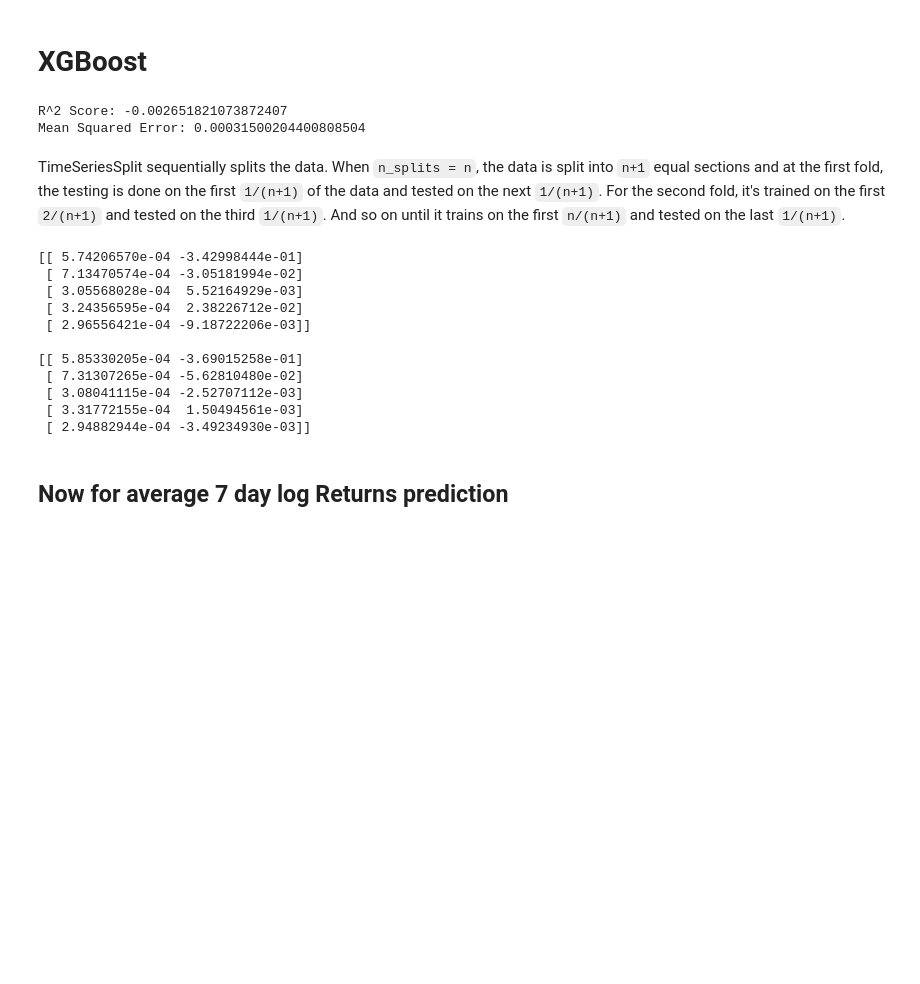
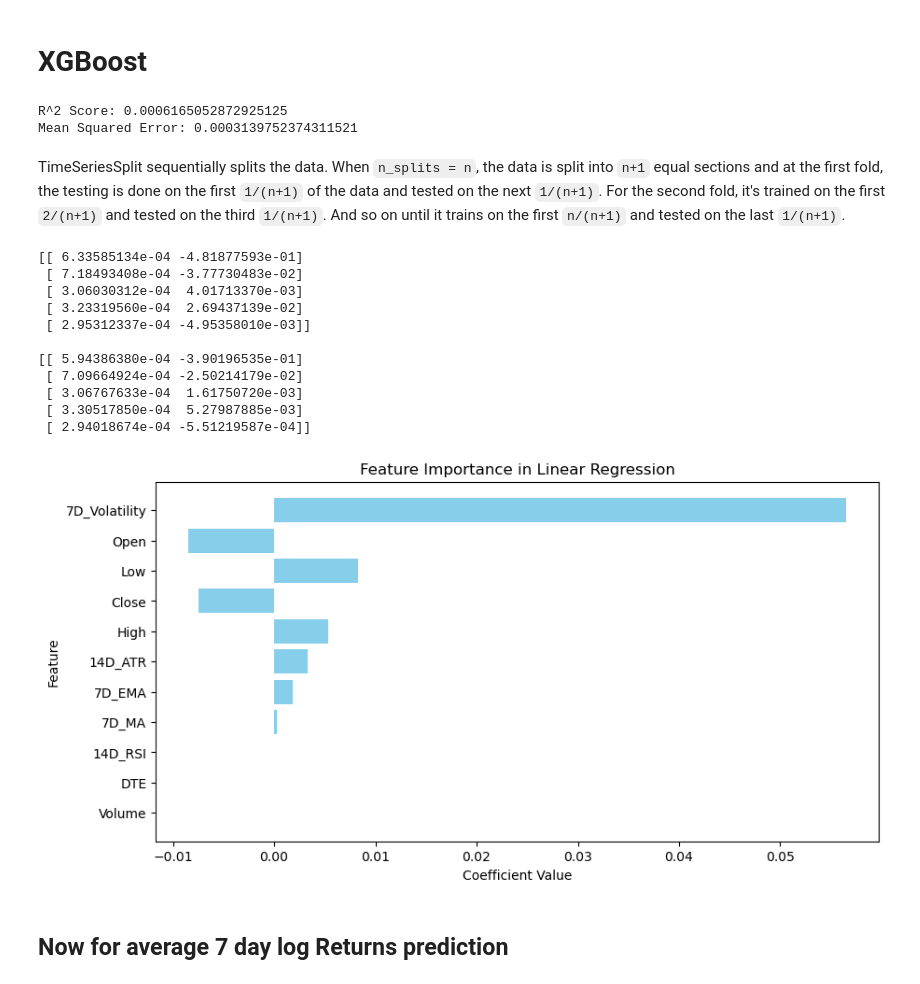
Before and after one commit to TianhaoW/ErdosAgriDerivPredict, a Jupyter notebook: notebooks/sugar_EDA.ipynb, the cells around one changed output. Drawn from its saved outputs; the diff is of its cells as text; code cells hidden in the pictures; blank space fills up the shorter version.

```diff
--- a/notebooks/sugar_EDA.ipynb
+++ b/notebooks/sugar_EDA.ipynb
@@ -707,7 +707,7 @@ R^2 score: -0.013415653157795804
 import xgboost as xgb
 from sklearn.metrics import mean_squared_error,r2_score
 
-features = ['Open', 'High', 'Low', 'Close', 'Volume','DTE', 'Log_Return',
+features = ['Open', 'High', 'Low', 'Close', 'Volume','DTE',
        '7D_Volatility', '14D_ATR', '14D_RSI',
        '7D_MA', '7D_EMA']
 target = ['shift_Log_Return']
@@ -746,8 +746,8 @@ print("R^2 Score:", r2)
 
 print("Mean Squared Error:", MSE)
 # %% [output]
-R^2 Score: -0.002651821073872407
-Mean Squared Error: 0.00031500204400808504
+R^2 Score: 0.0006165052872925125
+Mean Squared Error: 0.0003139752374311521
 # %% [markdown]
 TimeSeriesSplit sequentially splits the data. When `n_splits = n`, the data is split into `n+1` equal sections and at the first fold, the testing is done on the first `1/(n+1)` of the data and tested on the next `1/(n+1)`. For the second fold, it's trained on the first `2/(n+1)` and tested on the third `1/(n+1)`. And so on until it trains on the first `n/(n+1)` and tested on the last `1/(n+1)`.
 # %%
@@ -755,7 +755,7 @@ from sklearn.model_selection import TimeSeriesSplit
 from sklearn.linear_model import LinearRegression
 
 # Suppose X is your features array and y is your target, ordered in time
-features = ['Open', 'High', 'Low', 'Close', 'Volume','DTE', 'Log_Return',
+features = ['Open', 'High', 'Low', 'Close', 'Volume','DTE',
        '7D_Volatility', '14D_ATR', '14D_RSI',
        '7D_MA', '7D_EMA']
 
@@ -781,7 +781,6 @@ for train_index, test_index in tscv.split(X):
     colsample_bytree=0.8,
     random_state=45
     )
-
 
     # Fit the model on the training data
     model.fit(X_train, y_train)
@@ -803,24 +802,35 @@ for train_index, test_index in tscv.split(X):
     linear_results[i,0] = mean_squared_error(y_test, lr_preds)
     linear_results[i,1] = r2_score(y_test, lr_preds)
 
-
     i+=1
 
 print(xgboost_results)
 print()
 print(linear_results)
 # %% [output]
-[[ 5.74206570e-04 -3.42998444e-01]
- [ 7.13470574e-04 -3.05181994e-02]
- [ 3.05568028e-04  5.52164929e-03]
- [ 3.24356595e-04  2.38226712e-02]
- [ 2.96556421e-04 -9.18722206e-03]]
+[[ 6.33585134e-04 -4.81877593e-01]
+ [ 7.18493408e-04 -3.77730483e-02]
+ [ 3.06030312e-04  4.01713370e-03]
+ [ 3.23319560e-04  2.69437139e-02]
+ [ 2.95312337e-04 -4.95358010e-03]]
 
-[[ 5.85330205e-04 -3.69015258e-01]
- [ 7.31307265e-04 -5.62810480e-02]
- [ 3.08041115e-04 -2.52707112e-03]
- [ 3.31772155e-04  1.50494561e-03]
- [ 2.94882944e-04 -3.49234930e-03]]
+[[ 5.94386380e-04 -3.90196535e-01]
+ [ 7.09664924e-04 -2.50214179e-02]
+ [ 3.06767633e-04  1.61750720e-03]
+ [ 3.30517850e-04  5.27987885e-03]
+ [ 2.94018674e-04 -5.51219587e-04]]
+# %%
+coefficients = lr.coef_
+coefficients_df = pd.DataFrame({"Feature": features, "Coefficient": coefficients}).sort_values(by="Coefficient", key=abs, ascending=False)
+plt.figure(figsize=(10, 5))
+plt.barh(coefficients_df['Feature'], coefficients_df['Coefficient'], color='skyblue')
+plt.xlabel('Coefficient Value')
+plt.ylabel('Feature')
+plt.title('Feature Importance in Linear Regression')
+plt.gca().invert_yaxis()  # Invert y-axis for better readability
+plt.show()
+# %% [output]
+[figure, added]
 # %% [markdown]
 ## Now for average 7 day log Returns prediction
 # %%
```
Also changed, not shown: parts of 4 cells of this notebook.
